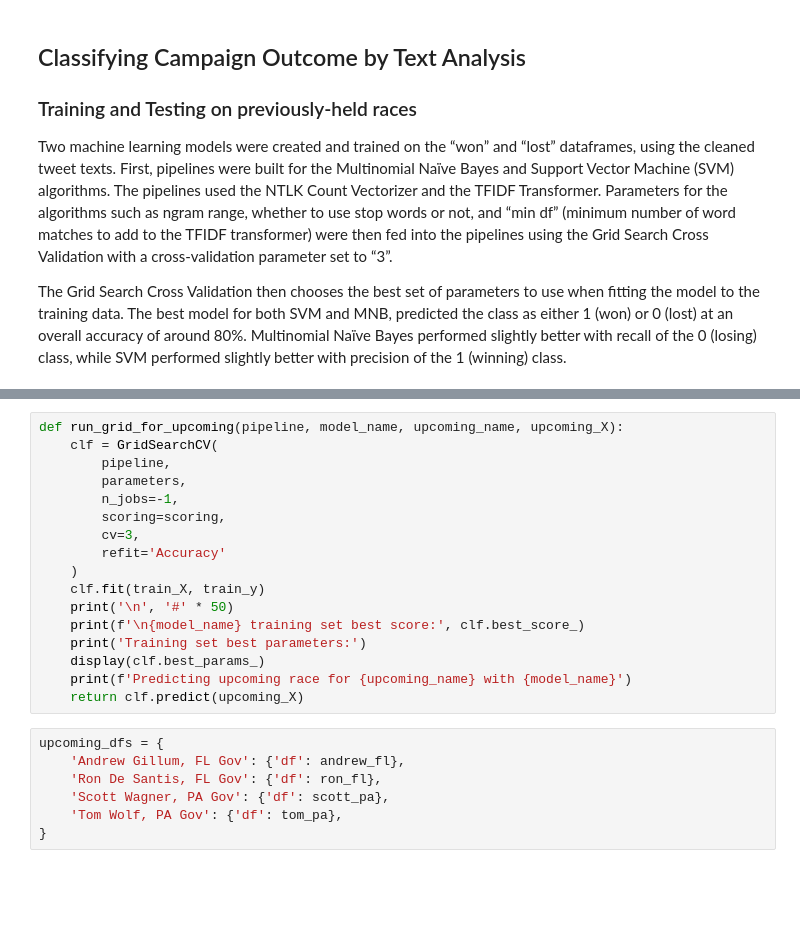
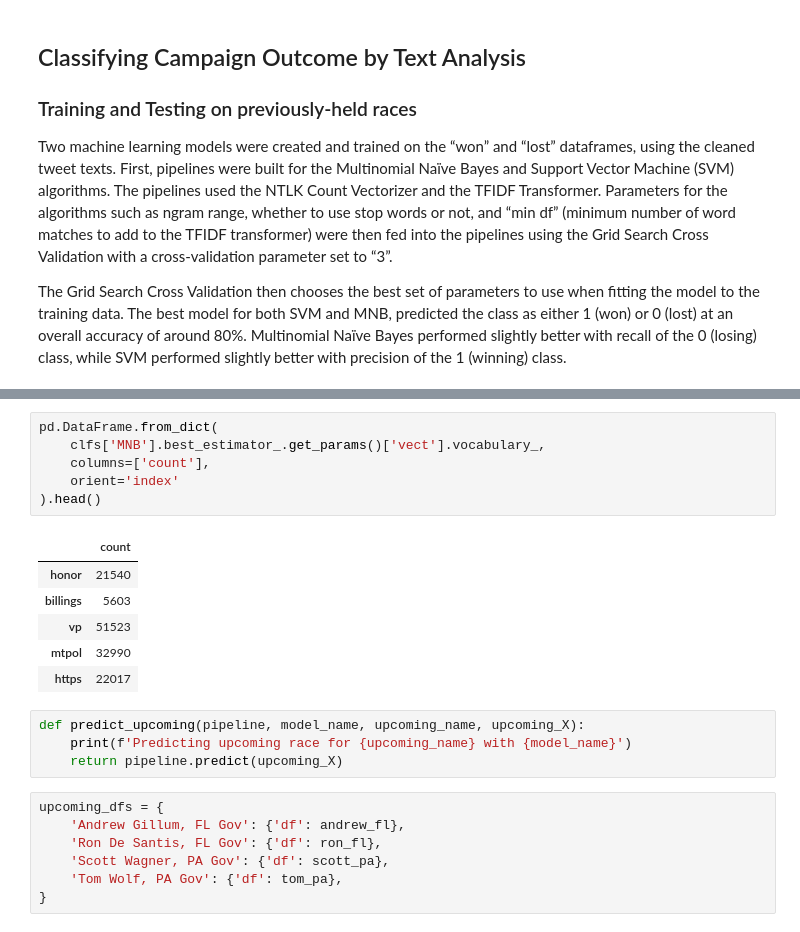
Before and after one commit to oxenfree/tweet-political-sentiment, a Jupyter notebook: Olivieri_Project.ipynb, the cells around one changed output, grey strips where cells are left out. Cells and saved outputs as stored; diff of their text form; blank space fills up the shorter version.

```diff
--- a/Olivieri_Project.ipynb
+++ b/Olivieri_Project.ipynb
@@ -378,20 +391,20 @@ array([[463, 139],
+# %%
+pd.DataFrame.from_dict(
+    clfs['MNB'].best_estimator_.get_params()['vect'].vocabulary_,
+    columns=['count'],
+    orient='index'
+).head()
+# %% [output]
+|  | count |
+| honor | 21540 |
+| billings | 5603 |
+| vp | 51523 |
+| mtpol | 32990 |
+| https | 22017 |
 # %%
-def run_grid_for_upcoming(pipeline, model_name, upcoming_name, upcoming_X):
-    clf = GridSearchCV(
-        pipeline,
-        parameters,
-        n_jobs=-1,
-        scoring=scoring,
-        cv=3,
-        refit='Accuracy'
-    )
-    clf.fit(train_X, train_y)
-    print('\n', '#' * 50)
-    print(f'\n{model_name} training set best score:', clf.best_score_)
-    print('Training set best parameters:')
-    display(clf.best_params_)
+def predict_upcoming(pipeline, model_name, upcoming_name, upcoming_X):
     print(f'Predicting upcoming race for {upcoming_name} with {model_name}')
-    return clf.predict(upcoming_X)
+    return pipeline.predict(upcoming_X)
 # %%
 upcoming_dfs = {
     'Andrew Gillum, FL Gov': {'df': andrew_fl},
```
Also changed, not shown: parts of 6 cells of this notebook.
